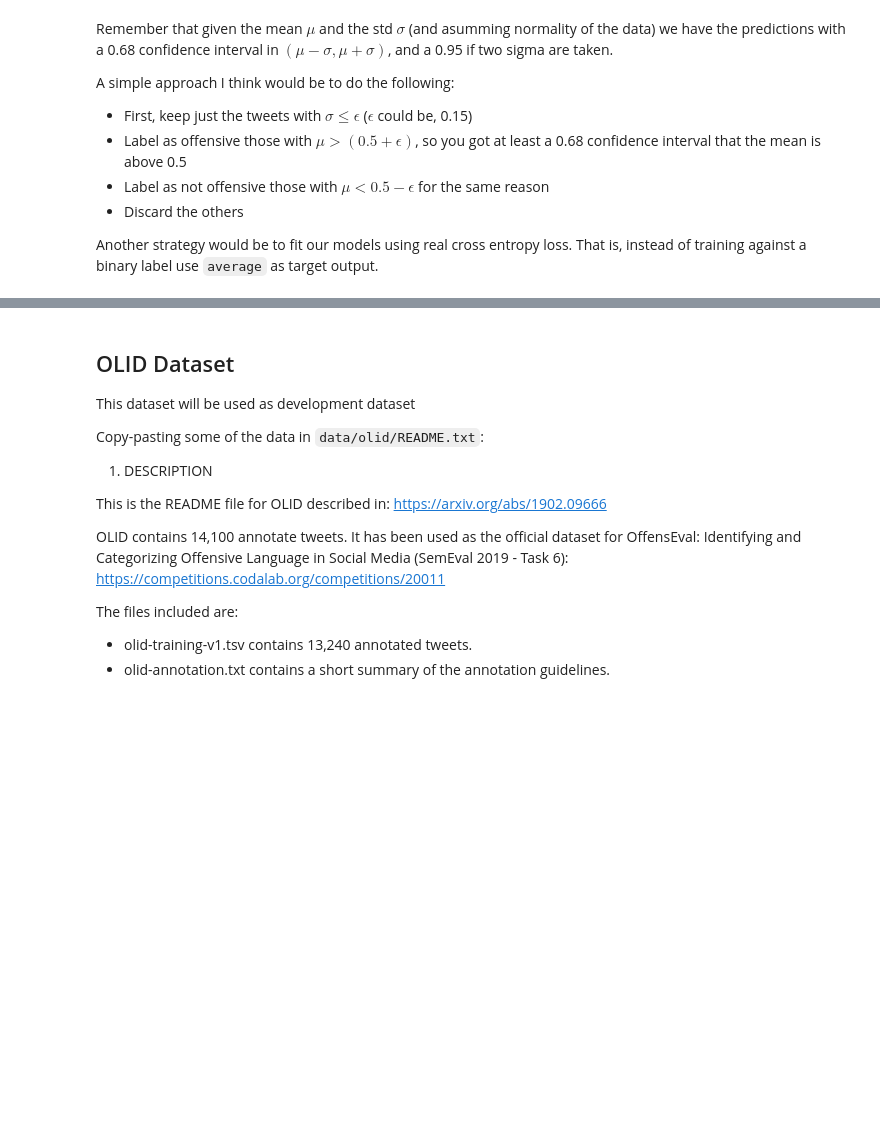
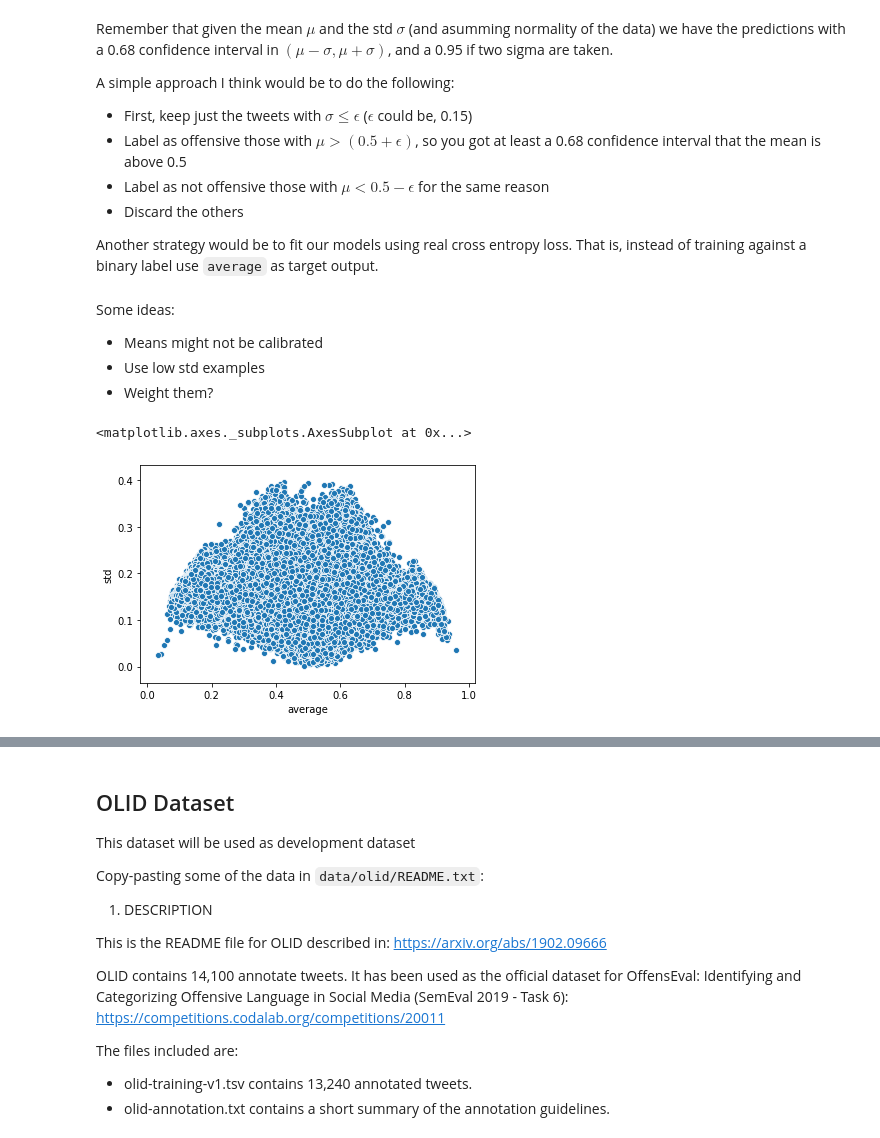
Before and after one commit to finiteautomata/offenseval2020, a Jupyter notebook: notebooks/Exploratory Analysis.ipynb, the cells around one changed output, grey strips where cells are left out. Saved outputs shown, nothing was run; the diff lists cells and outputs as text; code cells hidden in the pictures; blank space fills up the shorter version.

```diff
--- a/notebooks/Exploratory Analysis.ipynb
+++ b/notebooks/Exploratory Analysis.ipynb
@@ -68,3 +75,14 @@ A simple approach I think would be to do the following:
 - Discard the others
 
 Another strategy would be to fit our models using real cross entropy loss. That is, instead of training against a binary label use `average` as target output.
+# %% [markdown]
+Some ideas:
+
+- Means might not be calibrated
+- Use low std examples
+- Weight them?
+# %%
+sns.scatterplot(x=df["average"], y=df["std"])
+# %% [output]
+<matplotlib.axes._subplots.AxesSubplot at 0x...>
+[figure, added]
```
Also changed, not shown: parts of 9 cells of this notebook, 3 other files.
